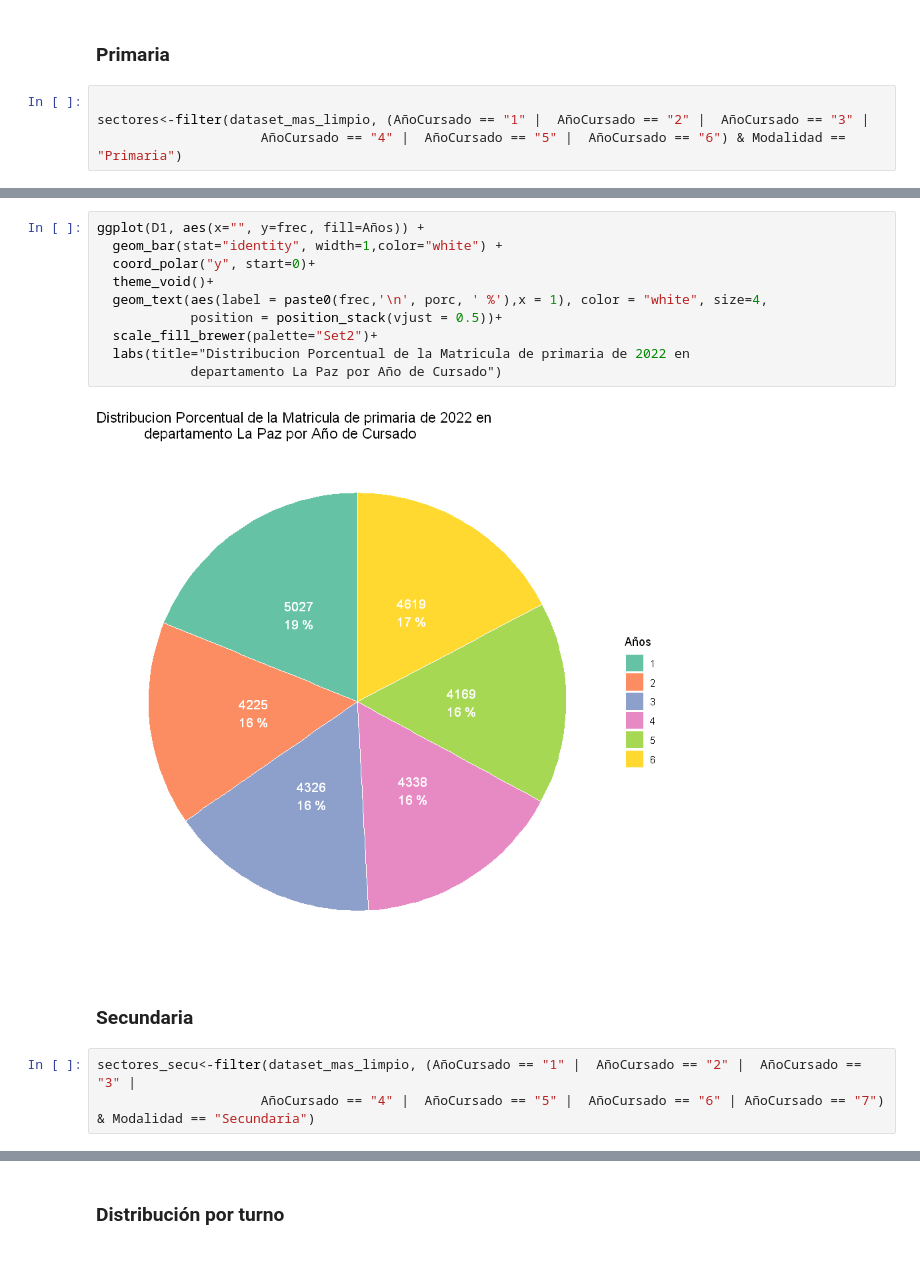
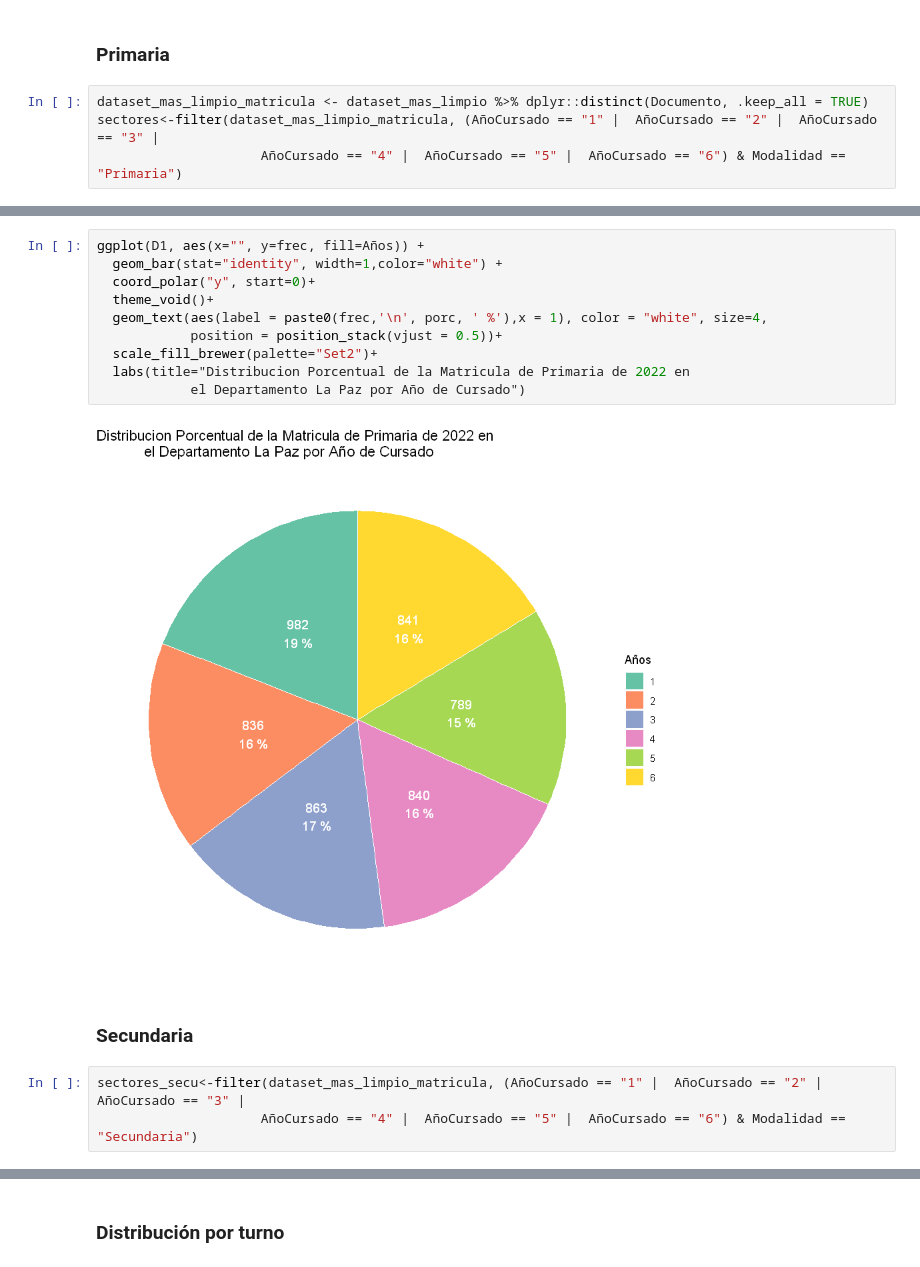
Before and after one commit to Nefertumm/EDM_2023, a Jupyter notebook: Dataset_escuelas/TP2.ipynb, the cells around one changed output, grey strips where cells are left out. Saved outputs shown, nothing was run; the diff lists cells and outputs as text.

```diff
--- a/Dataset_escuelas/TP2.ipynb
+++ b/Dataset_escuelas/TP2.ipynb
@@ -96,8 +92,8 @@ ftable(dataset_mas_limpio$Modalidad)
 # %% [markdown]
 ### Primaria
 # %%
-
-sectores<-filter(dataset_mas_limpio, (AñoCursado == "1" |  AñoCursado == "2" |  AñoCursado == "3" |
+dataset_mas_limpio_matricula <- dataset_mas_limpio %>% dplyr::distinct(Documento, .keep_all = TRUE)
+sectores<-filter(dataset_mas_limpio_matricula, (AñoCursado == "1" |  AñoCursado == "2" |  AñoCursado == "3" |
                      AñoCursado == "4" |  AñoCursado == "5" |  AñoCursado == "6") & Modalidad == "Primaria")
 # %%
 library(ggplot2)
@@ -121,18 +117,18 @@ Años<-rownames(D1)
 # %%
 ggplot(D1, aes(x="", y=frec, fill=Años)) +
   geom_bar(stat="identity", width=1,color="white") +
   coord_polar("y", start=0)+
   theme_void()+
   geom_text(aes(label = paste0(frec,'\n', porc, ' %'),x = 1), color = "white", size=4,
             position = position_stack(vjust = 0.5))+
   scale_fill_brewer(palette="Set2")+
-  labs(title="Distribucion Porcentual de la Matricula de primaria de 2022 en
-            departamento La Paz por Año de Cursado")
+  labs(title="Distribucion Porcentual de la Matricula de Primaria de 2022 en
+            el Departamento La Paz por Año de Cursado")
 # %% [output]
-[figure, old version]
+[figure, new version]
 # %% [markdown]
 ### Secundaria
 # %%
-sectores_secu<-filter(dataset_mas_limpio, (AñoCursado == "1" |  AñoCursado == "2" |  AñoCursado == "3" |
-                     AñoCursado == "4" |  AñoCursado == "5" |  AñoCursado == "6" | AñoCursado == "7") & Modalidad == "Secundaria")
+sectores_secu<-filter(dataset_mas_limpio_matricula, (AñoCursado == "1" |  AñoCursado == "2" |  AñoCursado == "3" |
+                     AñoCursado == "4" |  AñoCursado == "5" |  AñoCursado == "6") & Modalidad == "Secundaria")
 # %%
```
Also changed, not shown: parts of 64 cells of this notebook, 1 other file.
